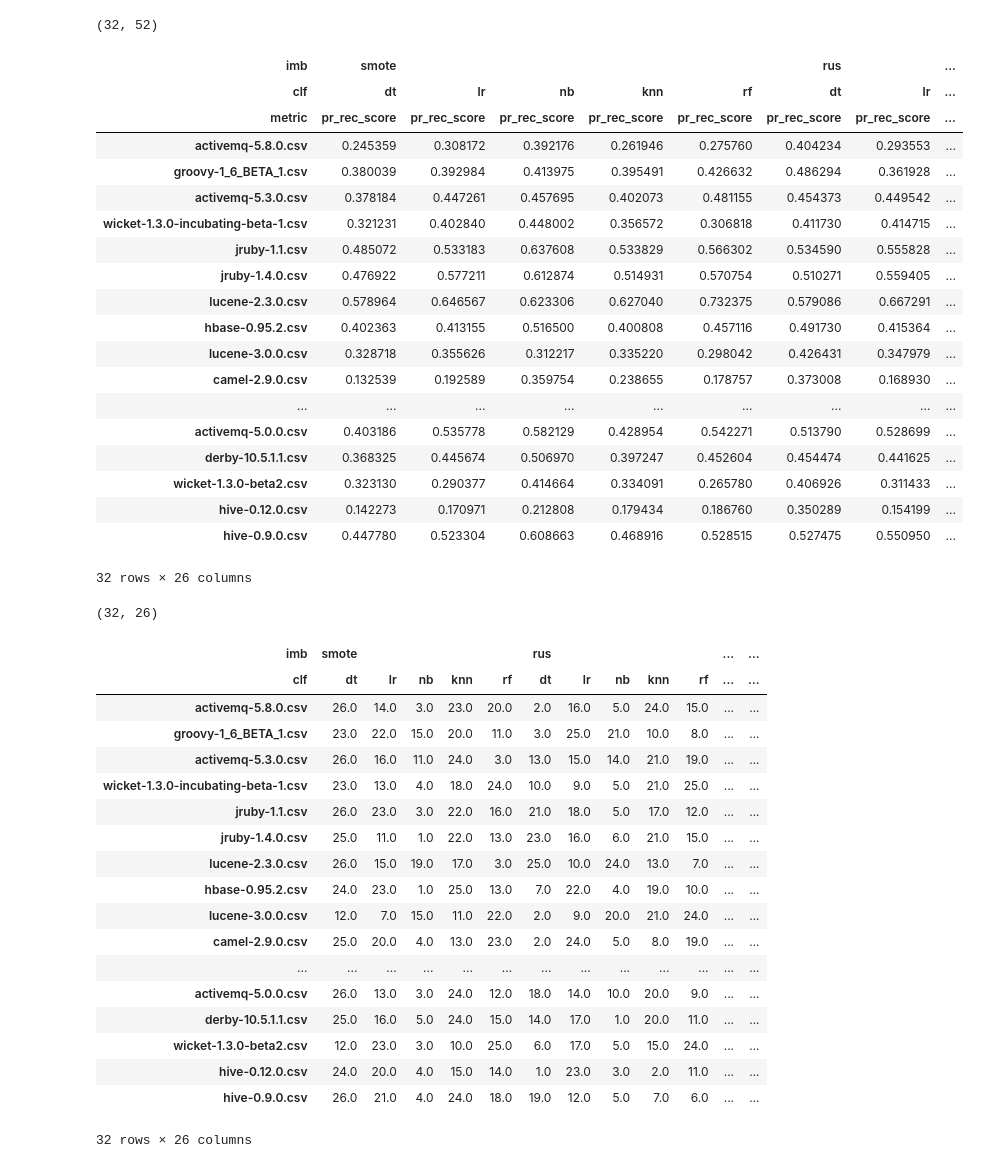
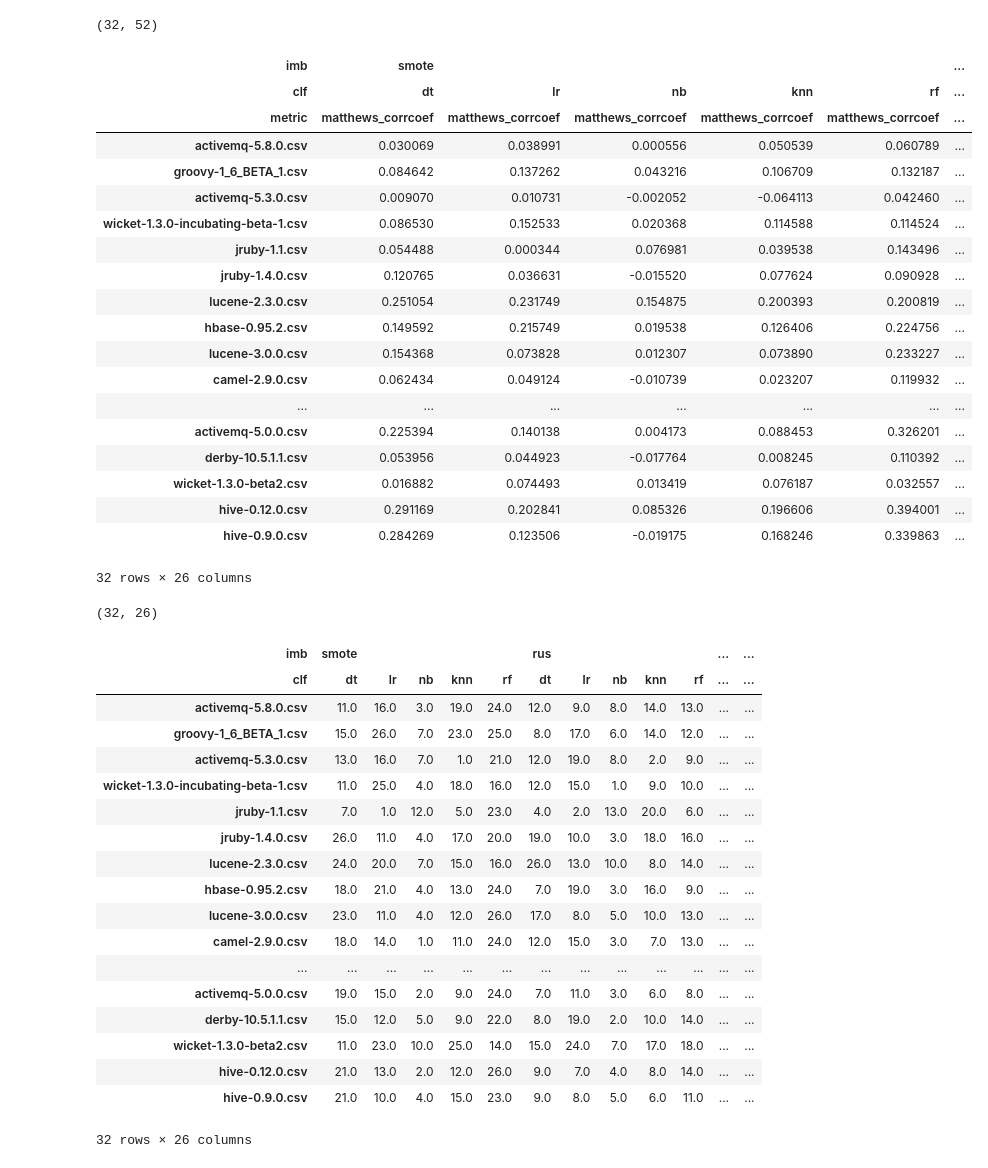
Before and after one commit to Shihab-Shahriar/analytics, a Jupyter notebook: Imb X Classifier - Analysis.ipynb, the cells around one changed output. Saved outputs shown, nothing was run; the diff lists cells and outputs as text; code cells hidden in the pictures.

Commit message:
Main noise removal running

```diff
--- a/Imb X Classifier - Analysis.ipynb
+++ b/Imb X Classifier - Analysis.ipynb
@@ -12,29 +12,33 @@ noise = pd.read_csv("Imb X Clf-Noisy.csv",header=[0,1,2],index_col=0)
 noise.shape
 # %% [output]
 (32, 52)
+# %%
+noise = pd.read_csv("Imb X Clf-Noisy.csv",header=[0,1,2],index_col=0)
+clean = pd.read_csv("Imb X Clf-Clean.csv",header=[0,1,2],index_col=0)
+df = clean - noise
 # %%
-tmp = noise.drop(columns=['matthews_corrcoef'],axis=1,level=2)
+tmp = df.drop(columns=['pr_rec_score'],axis=1,level=2)
 tmp
 # %% [output]
-| imb | smote |  |  |  |  | rus |  | ... |
-| clf | dt | lr | nb | knn | rf | dt | lr | ... |
-| metric | pr_rec_score | pr_rec_score | pr_rec_score | pr_rec_score | pr_rec_score | pr_rec_score | pr_rec_score | ... |
-| activemq-5.8.0.csv | 0.245359 | 0.308172 | 0.392176 | 0.261946 | 0.275760 | 0.404234 | 0.293553 | ... |
-| groovy-1_6_BETA_1.csv | 0.380039 | 0.392984 | 0.413975 | 0.395491 | 0.426632 | 0.486294 | 0.361928 | ... |
-| activemq-5.3.0.csv | 0.378184 | 0.447261 | 0.457695 | 0.402073 | 0.481155 | 0.454373 | 0.449542 | ... |
-| wicket-1.3.0-incubating-beta-1.csv | 0.321231 | 0.402840 | 0.448002 | 0.356572 | 0.306818 | 0.411730 | 0.414715 | ... |
-| jruby-1.1.csv | 0.485072 | 0.533183 | 0.637608 | 0.533829 | 0.566302 | 0.534590 | 0.555828 | ... |
-| jruby-1.4.0.csv | 0.476922 | 0.577211 | 0.612874 | 0.514931 | 0.570754 | 0.510271 | 0.559405 | ... |
-| lucene-2.3.0.csv | 0.578964 | 0.646567 | 0.623306 | 0.627040 | 0.732375 | 0.579086 | 0.667291 | ... |
-| hbase-0.95.2.csv | 0.402363 | 0.413155 | 0.516500 | 0.400808 | 0.457116 | 0.491730 | 0.415364 | ... |
-| lucene-3.0.0.csv | 0.328718 | 0.355626 | 0.312217 | 0.335220 | 0.298042 | 0.426431 | 0.347979 | ... |
-| camel-2.9.0.csv | 0.132539 | 0.192589 | 0.359754 | 0.238655 | 0.178757 | 0.373008 | 0.168930 | ... |
-| ... | ... | ... | ... | ... | ... | ... | ... | ... |
-| activemq-5.0.0.csv | 0.403186 | 0.535778 | 0.582129 | 0.428954 | 0.542271 | 0.513790 | 0.528699 | ... |
-| derby-10.5.1.1.csv | 0.368325 | 0.445674 | 0.506970 | 0.397247 | 0.452604 | 0.454474 | 0.441625 | ... |
-| wicket-1.3.0-beta2.csv | 0.323130 | 0.290377 | 0.414664 | 0.334091 | 0.265780 | 0.406926 | 0.311433 | ... |
-| hive-0.12.0.csv | 0.142273 | 0.170971 | 0.212808 | 0.179434 | 0.186760 | 0.350289 | 0.154199 | ... |
-| hive-0.9.0.csv | 0.447780 | 0.523304 | 0.608663 | 0.468916 | 0.528515 | 0.527475 | 0.550950 | ... |
+| imb | smote |  |  |  |  | ... |
+| clf | dt | lr | nb | knn | rf | ... |
+| metric | matthews_corrcoef | matthews_corrcoef | matthews_corrcoef | matthews_corrcoef | matthews_corrcoef | ... |
+| activemq-5.8.0.csv | 0.030069 | 0.038991 | 0.000556 | 0.050539 | 0.060789 | ... |
+| groovy-1_6_BETA_1.csv | 0.084642 | 0.137262 | 0.043216 | 0.106709 | 0.132187 | ... |
+| activemq-5.3.0.csv | 0.009070 | 0.010731 | -0.002052 | -0.064113 | 0.042460 | ... |
+| wicket-1.3.0-incubating-beta-1.csv | 0.086530 | 0.152533 | 0.020368 | 0.114588 | 0.114524 | ... |
+| jruby-1.1.csv | 0.054488 | 0.000344 | 0.076981 | 0.039538 | 0.143496 | ... |
+| jruby-1.4.0.csv | 0.120765 | 0.036631 | -0.015520 | 0.077624 | 0.090928 | ... |
+| lucene-2.3.0.csv | 0.251054 | 0.231749 | 0.154875 | 0.200393 | 0.200819 | ... |
+| hbase-0.95.2.csv | 0.149592 | 0.215749 | 0.019538 | 0.126406 | 0.224756 | ... |
+| lucene-3.0.0.csv | 0.154368 | 0.073828 | 0.012307 | 0.073890 | 0.233227 | ... |
+| camel-2.9.0.csv | 0.062434 | 0.049124 | -0.010739 | 0.023207 | 0.119932 | ... |
+| ... | ... | ... | ... | ... | ... | ... |
+| activemq-5.0.0.csv | 0.225394 | 0.140138 | 0.004173 | 0.088453 | 0.326201 | ... |
+| derby-10.5.1.1.csv | 0.053956 | 0.044923 | -0.017764 | 0.008245 | 0.110392 | ... |
+| wicket-1.3.0-beta2.csv | 0.016882 | 0.074493 | 0.013419 | 0.076187 | 0.032557 | ... |
+| hive-0.12.0.csv | 0.291169 | 0.202841 | 0.085326 | 0.196606 | 0.394001 | ... |
+| hive-0.9.0.csv | 0.284269 | 0.123506 | -0.019175 | 0.168246 | 0.339863 | ... |
 32 rows × 26 columns
 # %%
 mat = tmp.droplevel(2,axis=1)
@@ -44,25 +48,25 @@ print(mat.shape)
 # %%
 res = mat.copy()
 for d in mat.index:
-    res.loc[d] = rankdata(1-mat.loc[d])
+    res.loc[d] = rankdata(mat.loc[d])
 res
 # %% [output]
 | imb | smote |  |  |  |  | rus |  |  |  |  | ... | ... |
 | clf | dt | lr | nb | knn | rf | dt | lr | nb | knn | rf | ... | ... |
-| activemq-5.8.0.csv | 26.0 | 14.0 | 3.0 | 23.0 | 20.0 | 2.0 | 16.0 | 5.0 | 24.0 | 15.0 | ... | ... |
-| groovy-1_6_BETA_1.csv | 23.0 | 22.0 | 15.0 | 20.0 | 11.0 | 3.0 | 25.0 | 21.0 | 10.0 | 8.0 | ... | ... |
-| activemq-5.3.0.csv | 26.0 | 16.0 | 11.0 | 24.0 | 3.0 | 13.0 | 15.0 | 14.0 | 21.0 | 19.0 | ... | ... |
-| wicket-1.3.0-incubating-beta-1.csv | 23.0 | 13.0 | 4.0 | 18.0 | 24.0 | 10.0 | 9.0 | 5.0 | 21.0 | 25.0 | ... | ... |
-| jruby-1.1.csv | 26.0 | 23.0 | 3.0 | 22.0 | 16.0 | 21.0 | 18.0 | 5.0 | 17.0 | 12.0 | ... | ... |
-| jruby-1.4.0.csv | 25.0 | 11.0 | 1.0 | 22.0 | 13.0 | 23.0 | 16.0 | 6.0 | 21.0 | 15.0 | ... | ... |
-| lucene-2.3.0.csv | 26.0 | 15.0 | 19.0 | 17.0 | 3.0 | 25.0 | 10.0 | 24.0 | 13.0 | 7.0 | ... | ... |
-| hbase-0.95.2.csv | 24.0 | 23.0 | 1.0 | 25.0 | 13.0 | 7.0 | 22.0 | 4.0 | 19.0 | 10.0 | ... | ... |
-| lucene-3.0.0.csv | 12.0 | 7.0 | 15.0 | 11.0 | 22.0 | 2.0 | 9.0 | 20.0 | 21.0 | 24.0 | ... | ... |
-| camel-2.9.0.csv | 25.0 | 20.0 | 4.0 | 13.0 | 23.0 | 2.0 | 24.0 | 5.0 | 8.0 | 19.0 | ... | ... |
+| activemq-5.8.0.csv | 11.0 | 16.0 | 3.0 | 19.0 | 24.0 | 12.0 | 9.0 | 8.0 | 14.0 | 13.0 | ... | ... |
+| groovy-1_6_BETA_1.csv | 15.0 | 26.0 | 7.0 | 23.0 | 25.0 | 8.0 | 17.0 | 6.0 | 14.0 | 12.0 | ... | ... |
+| activemq-5.3.0.csv | 13.0 | 16.0 | 7.0 | 1.0 | 21.0 | 12.0 | 19.0 | 8.0 | 2.0 | 9.0 | ... | ... |
+| wicket-1.3.0-incubating-beta-1.csv | 11.0 | 25.0 | 4.0 | 18.0 | 16.0 | 12.0 | 15.0 | 1.0 | 9.0 | 10.0 | ... | ... |
+| jruby-1.1.csv | 7.0 | 1.0 | 12.0 | 5.0 | 23.0 | 4.0 | 2.0 | 13.0 | 20.0 | 6.0 | ... | ... |
+| jruby-1.4.0.csv | 26.0 | 11.0 | 4.0 | 17.0 | 20.0 | 19.0 | 10.0 | 3.0 | 18.0 | 16.0 | ... | ... |
+| lucene-2.3.0.csv | 24.0 | 20.0 | 7.0 | 15.0 | 16.0 | 26.0 | 13.0 | 10.0 | 8.0 | 14.0 | ... | ... |
+| hbase-0.95.2.csv | 18.0 | 21.0 | 4.0 | 13.0 | 24.0 | 7.0 | 19.0 | 3.0 | 16.0 | 9.0 | ... | ... |
+| lucene-3.0.0.csv | 23.0 | 11.0 | 4.0 | 12.0 | 26.0 | 17.0 | 8.0 | 5.0 | 10.0 | 13.0 | ... | ... |
+| camel-2.9.0.csv | 18.0 | 14.0 | 1.0 | 11.0 | 24.0 | 12.0 | 15.0 | 3.0 | 7.0 | 13.0 | ... | ... |
 | ... | ... | ... | ... | ... | ... | ... | ... | ... | ... | ... | ... | ... |
-| activemq-5.0.0.csv | 26.0 | 13.0 | 3.0 | 24.0 | 12.0 | 18.0 | 14.0 | 10.0 | 20.0 | 9.0 | ... | ... |
-| derby-10.5.1.1.csv | 25.0 | 16.0 | 5.0 | 24.0 | 15.0 | 14.0 | 17.0 | 1.0 | 20.0 | 11.0 | ... | ... |
-| wicket-1.3.0-beta2.csv | 12.0 | 23.0 | 3.0 | 10.0 | 25.0 | 6.0 | 17.0 | 5.0 | 15.0 | 24.0 | ... | ... |
-| hive-0.12.0.csv | 24.0 | 20.0 | 4.0 | 15.0 | 14.0 | 1.0 | 23.0 | 3.0 | 2.0 | 11.0 | ... | ... |
-| hive-0.9.0.csv | 26.0 | 21.0 | 4.0 | 24.0 | 18.0 | 19.0 | 12.0 | 5.0 | 7.0 | 6.0 | ... | ... |
+| activemq-5.0.0.csv | 19.0 | 15.0 | 2.0 | 9.0 | 24.0 | 7.0 | 11.0 | 3.0 | 6.0 | 8.0 | ... | ... |
+| derby-10.5.1.1.csv | 15.0 | 12.0 | 5.0 | 9.0 | 22.0 | 8.0 | 19.0 | 2.0 | 10.0 | 14.0 | ... | ... |
+| wicket-1.3.0-beta2.csv | 11.0 | 23.0 | 10.0 | 25.0 | 14.0 | 15.0 | 24.0 | 7.0 | 17.0 | 18.0 | ... | ... |
+| hive-0.12.0.csv | 21.0 | 13.0 | 2.0 | 12.0 | 26.0 | 9.0 | 7.0 | 4.0 | 8.0 | 14.0 | ... | ... |
+| hive-0.9.0.csv | 21.0 | 10.0 | 4.0 | 15.0 | 23.0 | 9.0 | 8.0 | 5.0 | 6.0 | 11.0 | ... | ... |
 32 rows × 26 columns
```
Also changed, not shown: parts of 9 cells of this notebook, 5 other files.
